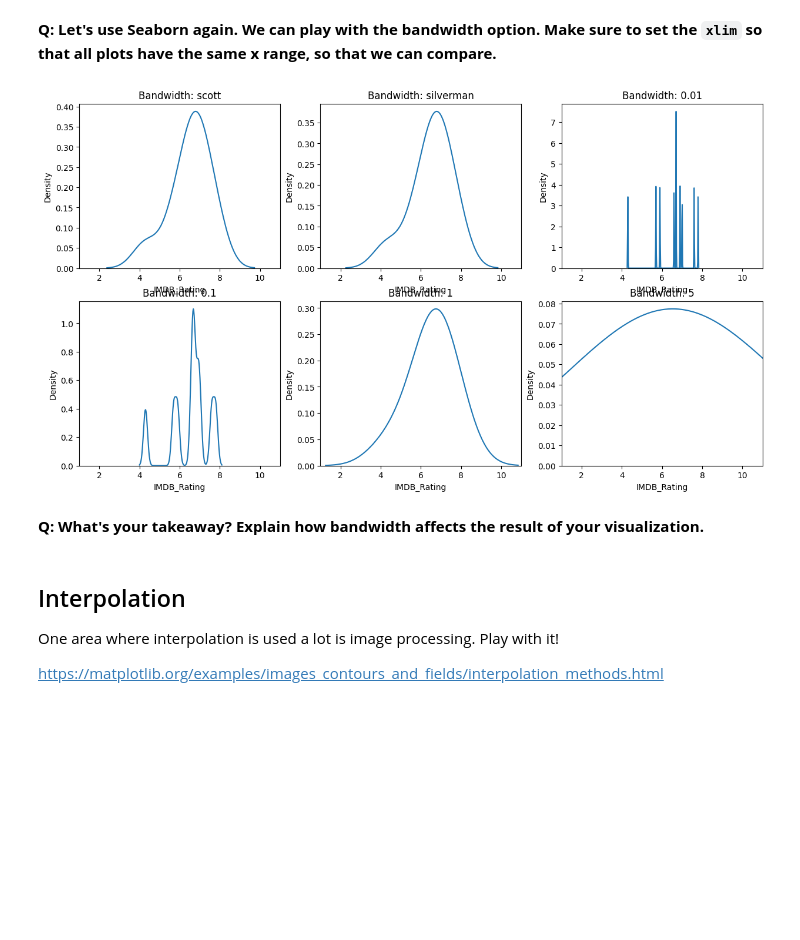
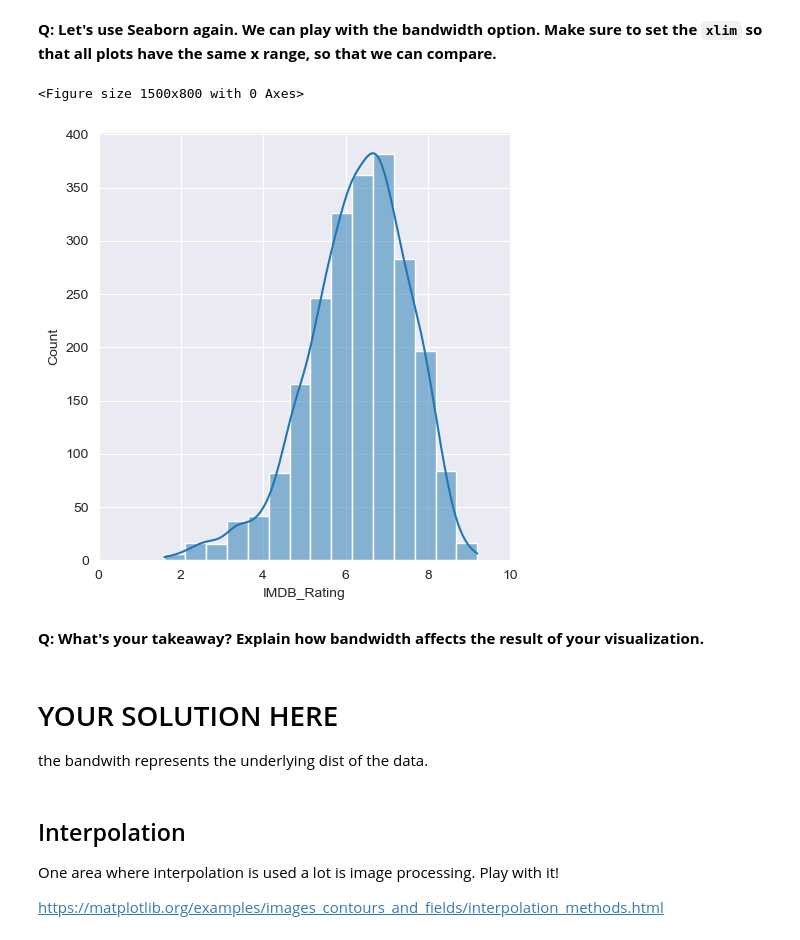
Before and after one commit to DanishjeetSingh/dviz-course, a Jupyter notebook: docs/m09-estimation/lab09.ipynb, the cells around one changed output. Drawn from its saved outputs; the diff is of its cells as text; code cells hidden in the pictures; blank space fills up the shorter version.

```diff
--- a/docs/m09-estimation/lab09.ipynb
+++ b/docs/m09-estimation/lab09.ipynb
@@ -47,0 +57,4 @@ movies.head()
+# %%
+movies = movies.dropna(subset=['IMDB_Rating', 'Rotten_Tomatoes_Rating'])
+
+movies.head()
@@ -217,11 +275,13 @@ ModuleNotFoundError: No module named 'sklearn'
 # %%
 f = plt.figure(figsize=(15,8))
 bw = ['scott', 'silverman', 0.01, 0.1, 1, 5]
 sample_size = 10
 
-# Implement here
-# YOUR SOLUTION HERE
+sns.displot(movies['IMDB_Rating'], bins =15, kde=True)
+plt.xlim(0,10)
+plt.tight_layout()
 # %% [output]
+<Figure size 1500x800 with 0 Axes>
-[figure, old version]
+[figure, new version]
 # %% [markdown]
 **Q: What's your takeaway? Explain how bandwidth affects the result of your visualization.**
@@ -230,3 +288,6 @@ sample_size = 10
+# %% [markdown]
+# YOUR SOLUTION HERE
+the bandwith represents the underlying dist of the data.
 # %% [markdown]
 ## Interpolation
 
```
Also changed, not shown: parts of 35 cells of this notebook, 1 other file.
